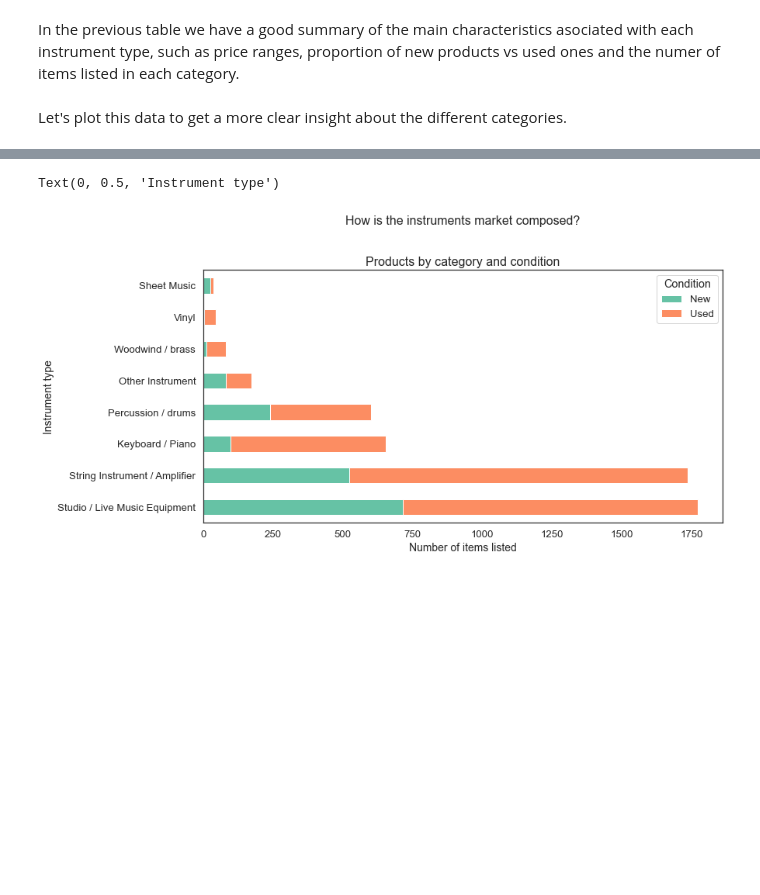
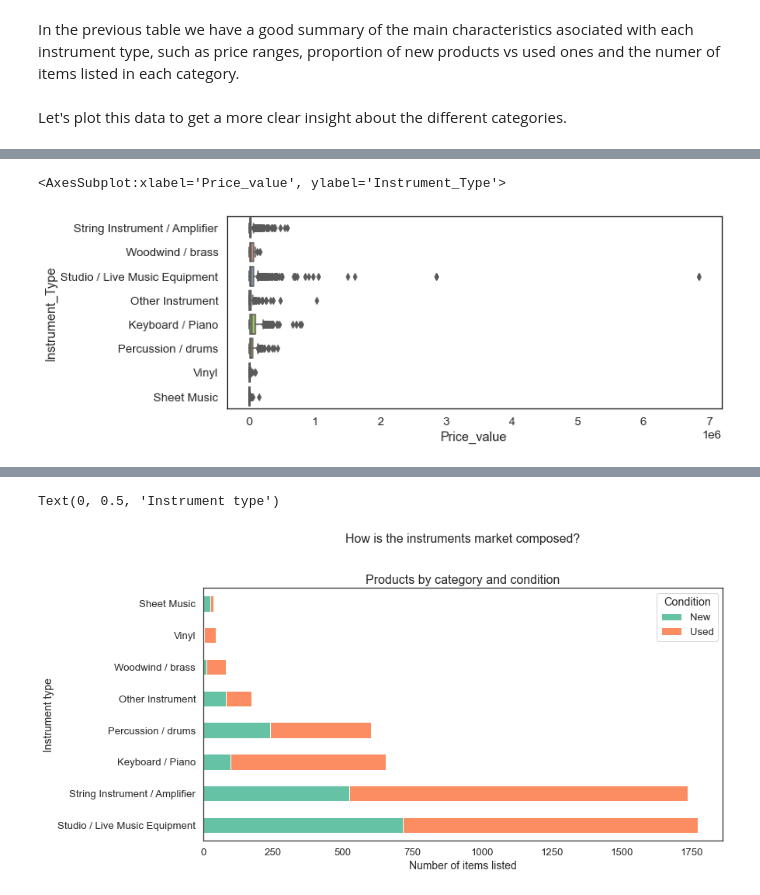
Before and after one commit to LeandroHornos/musical-instruments-prices, a Jupyter notebook: exploratory-analysis.ipynb, the cells around one changed output, grey strips where cells are left out. Cells and saved outputs as stored; diff of their text form; code cells hidden in the pictures; blank space fills up the shorter version.

```diff
--- a/exploratory-analysis.ipynb
+++ b/exploratory-analysis.ipynb
@@ -87,0 +81,9 @@ Let's plot this data to get a more clear insight about the different categories.
+# %%
+#GRAPH: Bar plot that shows de 10 most popular items, grouped by instrument
+fig_dims = (10, 4)
+fig, ax = plt.subplots(figsize=fig_dims)
+title = "10 Most popular musical instruments on sell"
+sns.boxplot(y="Instrument_Type", x="Price_value", orient="h", ax=ax, data=df.sort_values(["Price_value"]))
+# %% [output]
+<AxesSubplot:xlabel='Price_value', ylabel='Instrument_Type'>
+[figure, added]
```
Also changed, not shown: parts of 23 cells of this notebook, 2 other files.
